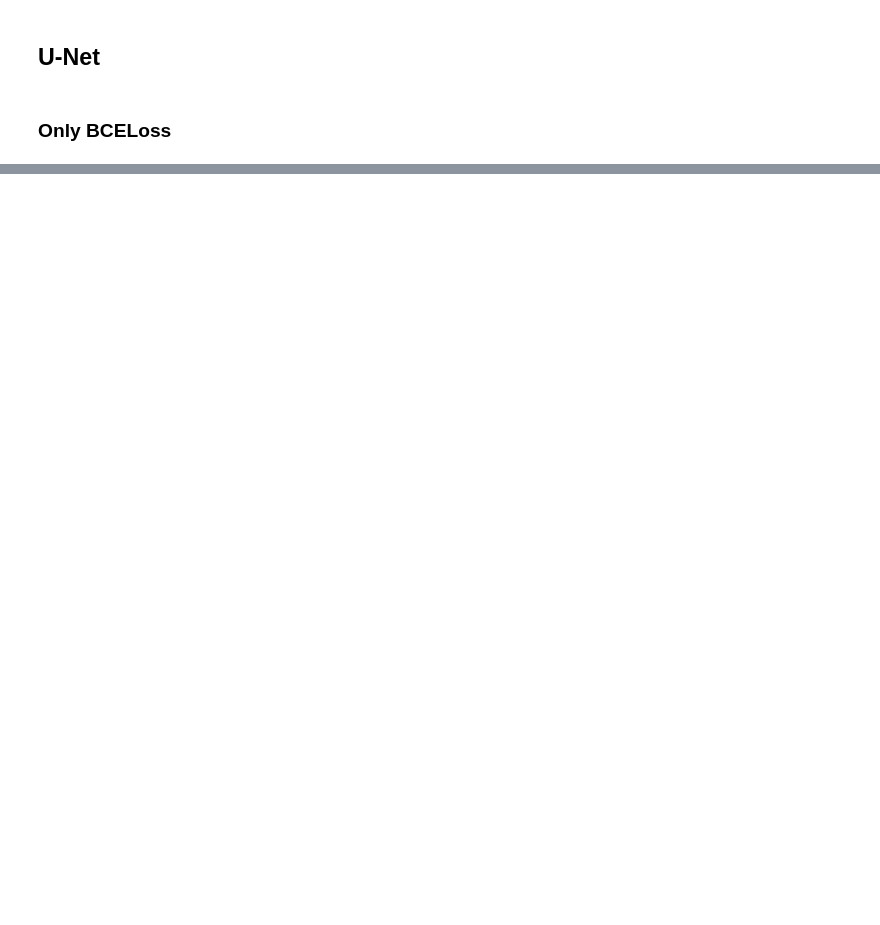
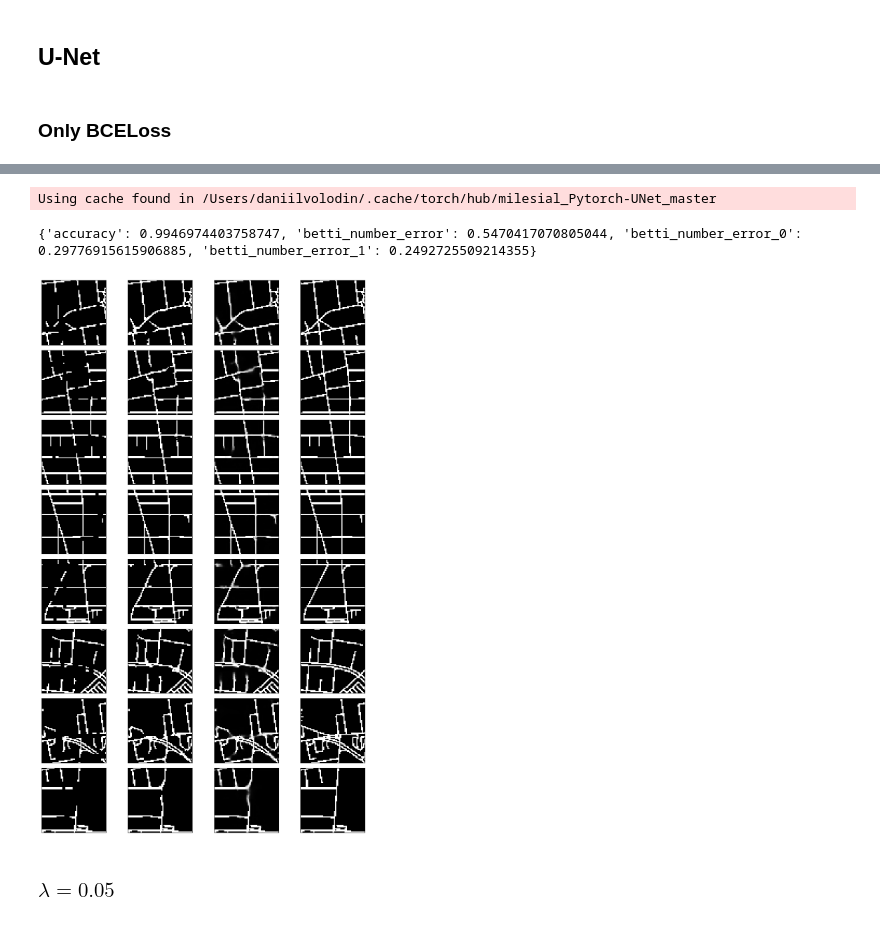
Before and after one commit to DanVolodin/Topological-Autoencoder, a Jupyter notebook: roads_experiments.ipynb, the cells around one changed output, grey strips where cells are left out. Cells and saved outputs as stored; diff of their text form; code cells hidden in the pictures; blank space fills up the shorter version.

```diff
--- a/roads_experiments.ipynb
+++ b/roads_experiments.ipynb
@@ -346,0 +264,12 @@ Using cache found in /Users/daniilvolodin/.cache/torch/hub/milesial_Pytorch-UNet
+# %%
+net = UNet()
+device = torch.device("cuda:0" if torch.cuda.is_available() else "cpu")
+net.load_state_dict(torch.load("models/Roads/unet_bce_1_topo_15e-2.pt", map_location=device))
+
+predictions_015, predictions_015_proba = evaluate_model(net, test_loader, device, start_ind=685)
+# %% [output]
+Using cache found in /Users/daniilvolodin/.cache/torch/hub/milesial_Pytorch-UNet_master
+{'accuracy': 0.9946974403758747, 'betti_number_error': 0.5470417070805044, 'betti_number_error_0': 0.29776915615906885, 'betti_number_error_1': 0.2492725509214355}
+[figure, added]
+# %% [markdown]
+### $\lambda = 0.05$
```
Also changed, not shown: parts of 34 cells of this notebook, 9 other files.
